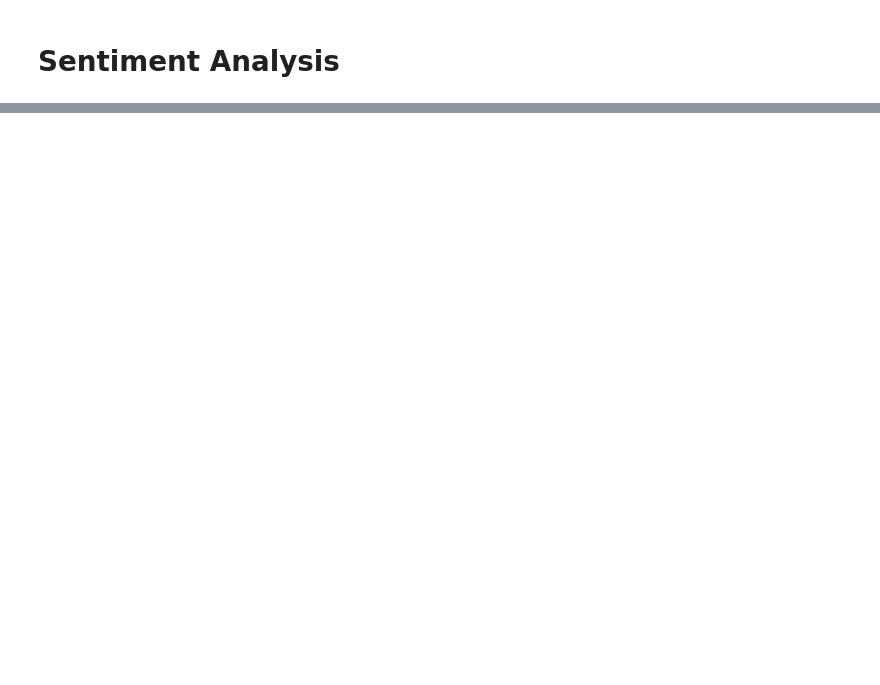
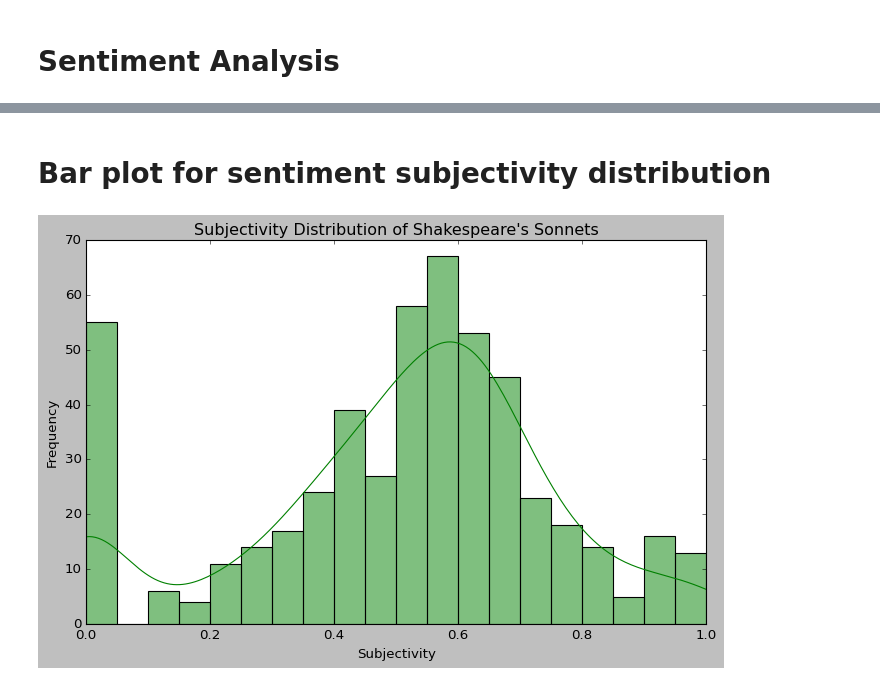
Before and after one commit to amyhuang0129/Dighum-101-Project, a Jupyter notebook: 101 project.ipynb, the cells around one changed output, grey strips where cells are left out. Saved outputs shown, nothing was run; the diff lists cells and outputs as text; code cells hidden in the pictures; blank space fills up the shorter version.

```diff
--- a/101 project.ipynb
+++ b/101 project.ipynb
@@ -170,0 +248,11 @@ Sentiment: Sentiment(polarity=-1.0, subjectivity=1.0)
+# %% [markdown]
+# Bar plot for sentiment subjectivity distribution
+# %%
+plt.figure(figsize=(10, 6))
+sns.histplot(sentiment_df['Subjectivity'], bins=20, kde=True, color='green')
+plt.title('Subjectivity Distribution of Shakespeare\'s Sonnets')
+plt.xlabel('Subjectivity')
+plt.ylabel('Frequency')
+plt.show()
+# %% [output]
+[figure, added]
```
Also changed, not shown: parts of 32 cells of this notebook.
